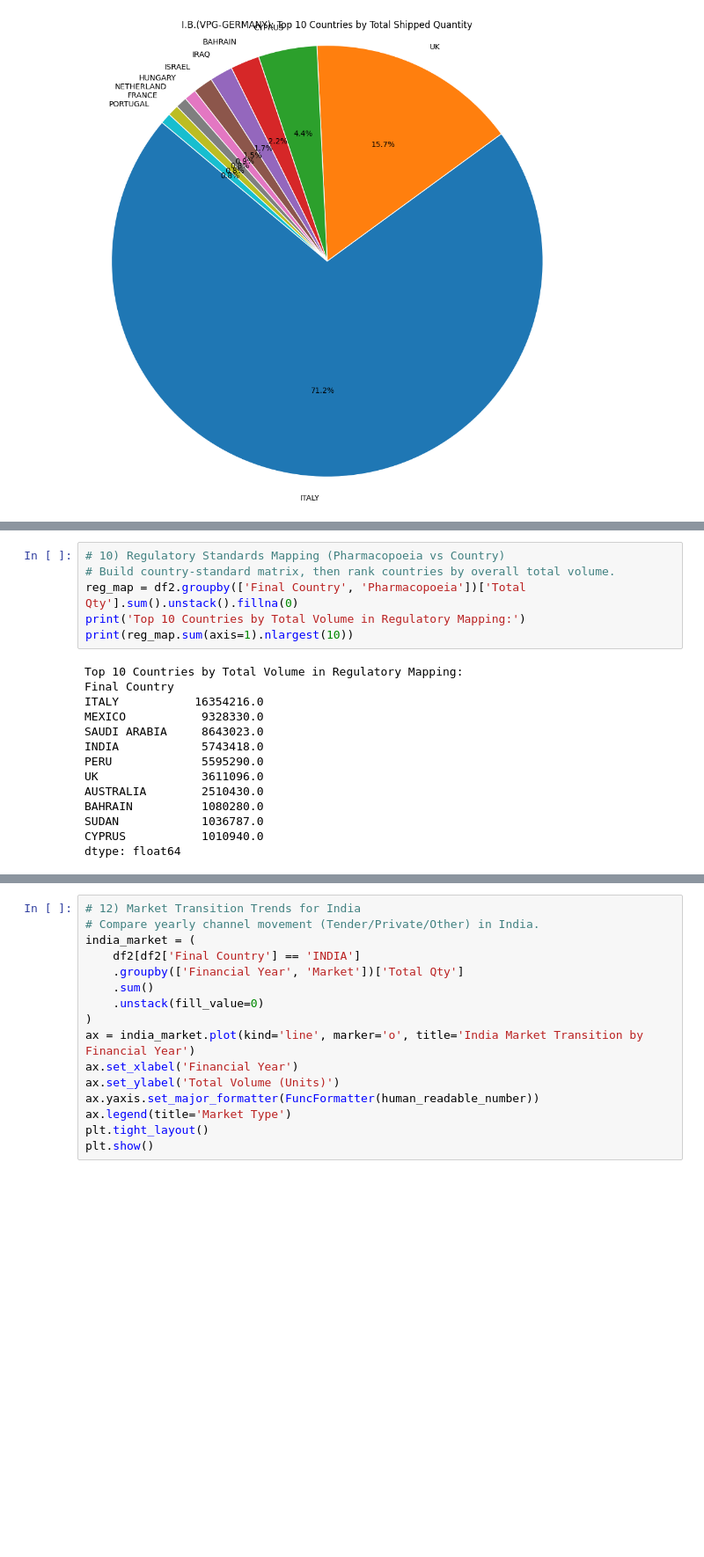
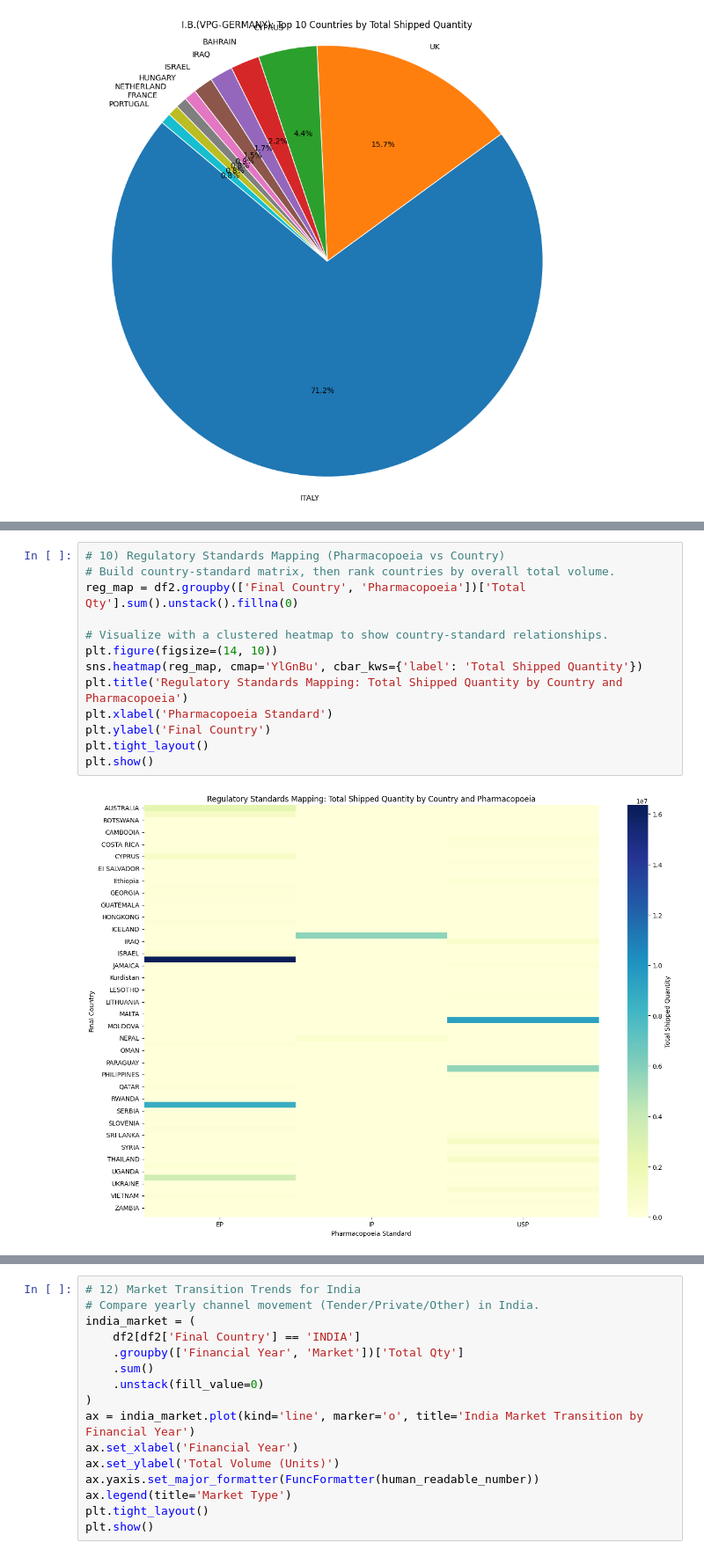
Before and after one commit to Manish-Intern-Venus/Forecast_Exploration, a Jupyter notebook: main.ipynb, the cells around one changed output, grey strips where cells are left out. Shown at 88% size. Drawn from its saved outputs; the diff is of its cells as text; blank space fills up the shorter version.

```diff
--- a/main.ipynb
+++ b/main.ipynb
@@ -279,23 +281,18 @@ GCC              0.0   0.0   0.0   0.0  9804.0
 # %%
 # 10) Regulatory Standards Mapping (Pharmacopoeia vs Country)
 # Build country-standard matrix, then rank countries by overall total volume.
 reg_map = df2.groupby(['Final Country', 'Pharmacopoeia'])['Total Qty'].sum().unstack().fillna(0)
-print('Top 10 Countries by Total Volume in Regulatory Mapping:')
-print(reg_map.sum(axis=1).nlargest(10))
+
+# Visualize with a clustered heatmap to show country-standard relationships.
+plt.figure(figsize=(14, 10))
+sns.heatmap(reg_map, cmap='YlGnBu', cbar_kws={'label': 'Total Shipped Quantity'})
+plt.title('Regulatory Standards Mapping: Total Shipped Quantity by Country and Pharmacopoeia')
+plt.xlabel('Pharmacopoeia Standard')
+plt.ylabel('Final Country')
+plt.tight_layout()
+plt.show()
 # %% [output]
-Top 10 Countries by Total Volume in Regulatory Mapping:
-Final Country
-ITALY           16354216.0
-MEXICO           9328330.0
-SAUDI ARABIA     8643023.0
-INDIA            5743418.0
-PERU             5595290.0
-UK               3611096.0
-AUSTRALIA        2510430.0
-BAHRAIN          1080280.0
-SUDAN            1036787.0
-CYPRUS           1010940.0
-dtype: float64
+[figure, added]
 # %%
 # 11) Fiscal Year-End Target Pushes (March 31 Analysis)
 # Isolate rows invoiced on 31-Mar and sum quantity by financial year.
```
Also changed, not shown: parts of 15 cells of this notebook, 4 other files.
